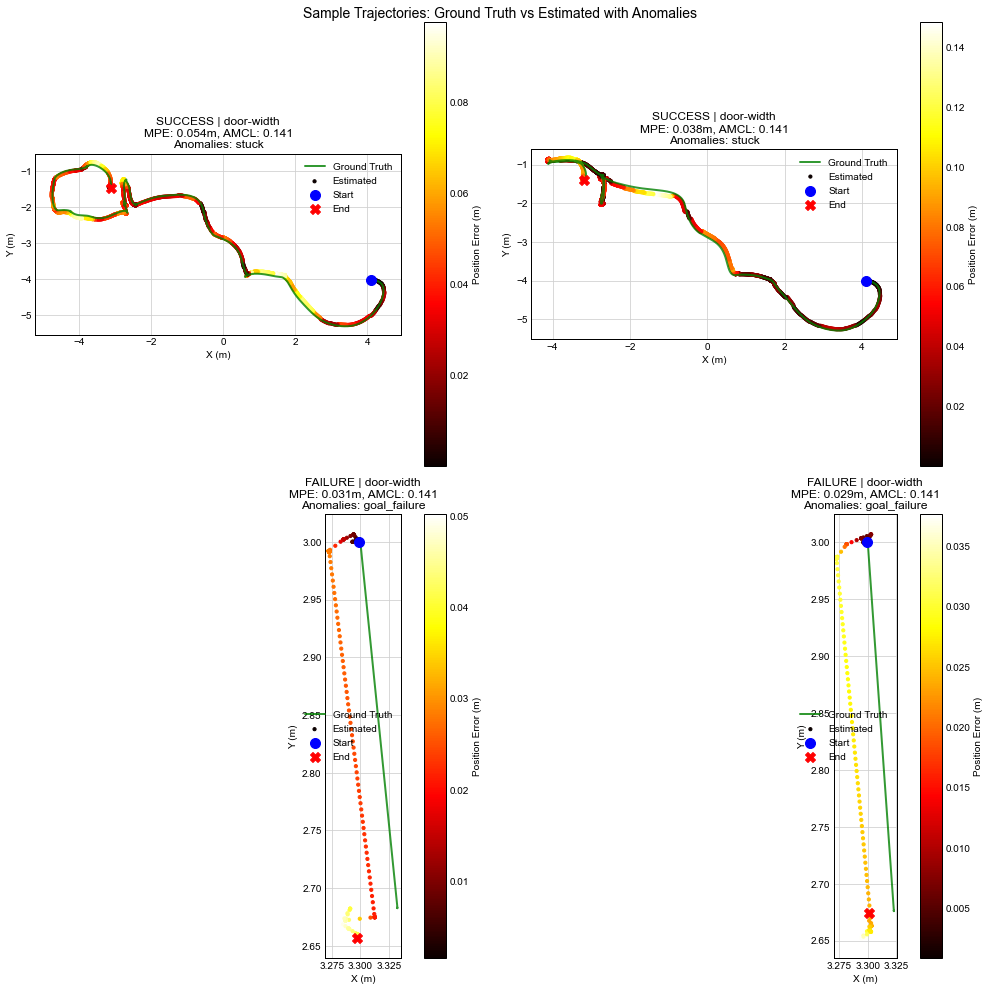
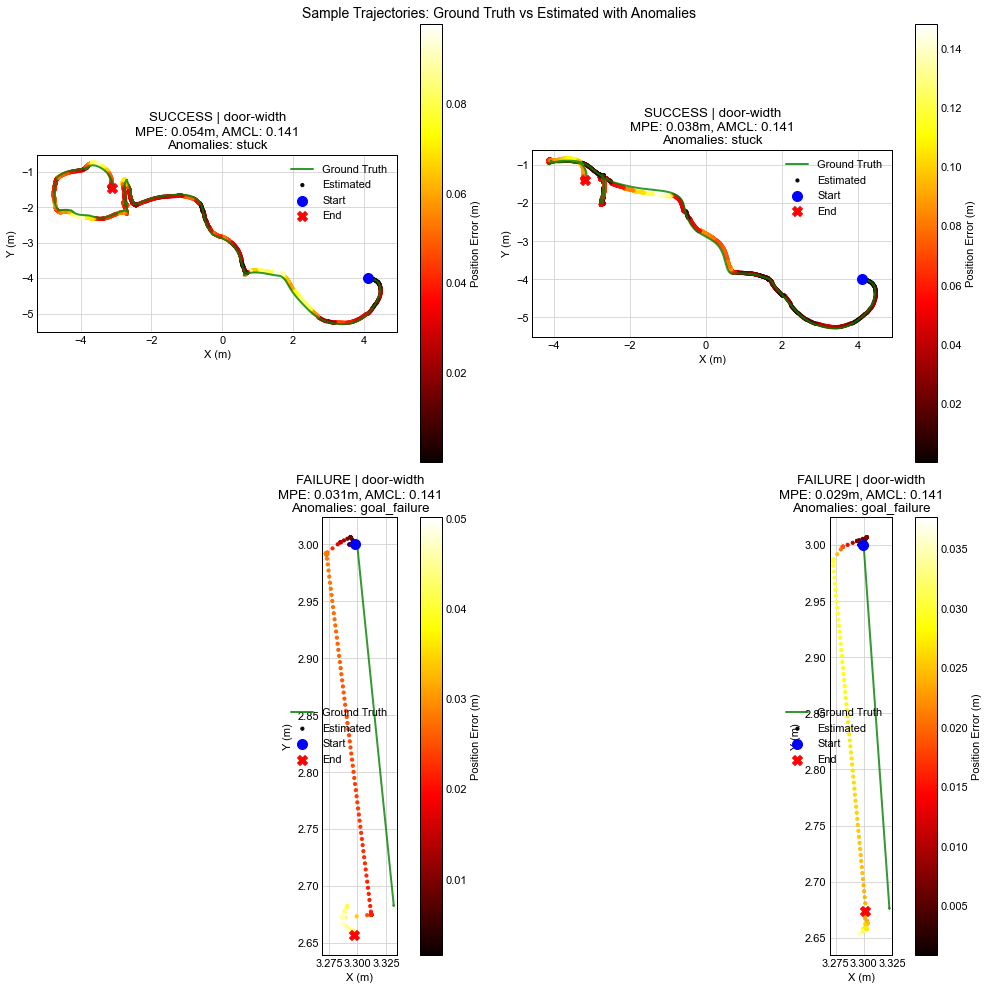
Code edit (unified diff) that turned the first committed figure into the second:
--- before
+++ after
@@ -21,4 +21,4 @@
 plt.suptitle('Sample Trajectories: Ground Truth vs Estimated with Anomalies', fontsize=14)
 plt.tight_layout()
-plt.savefig(IMAGES_PATH / 'sample_trajectories.png', dpi=150)
+plt.savefig(IMAGES_PATH / 'sample_trajectories.png', dpi=150, **SAVEFIG_KW)
 plt.show()

Commit: fig_and_axes_color_fix2